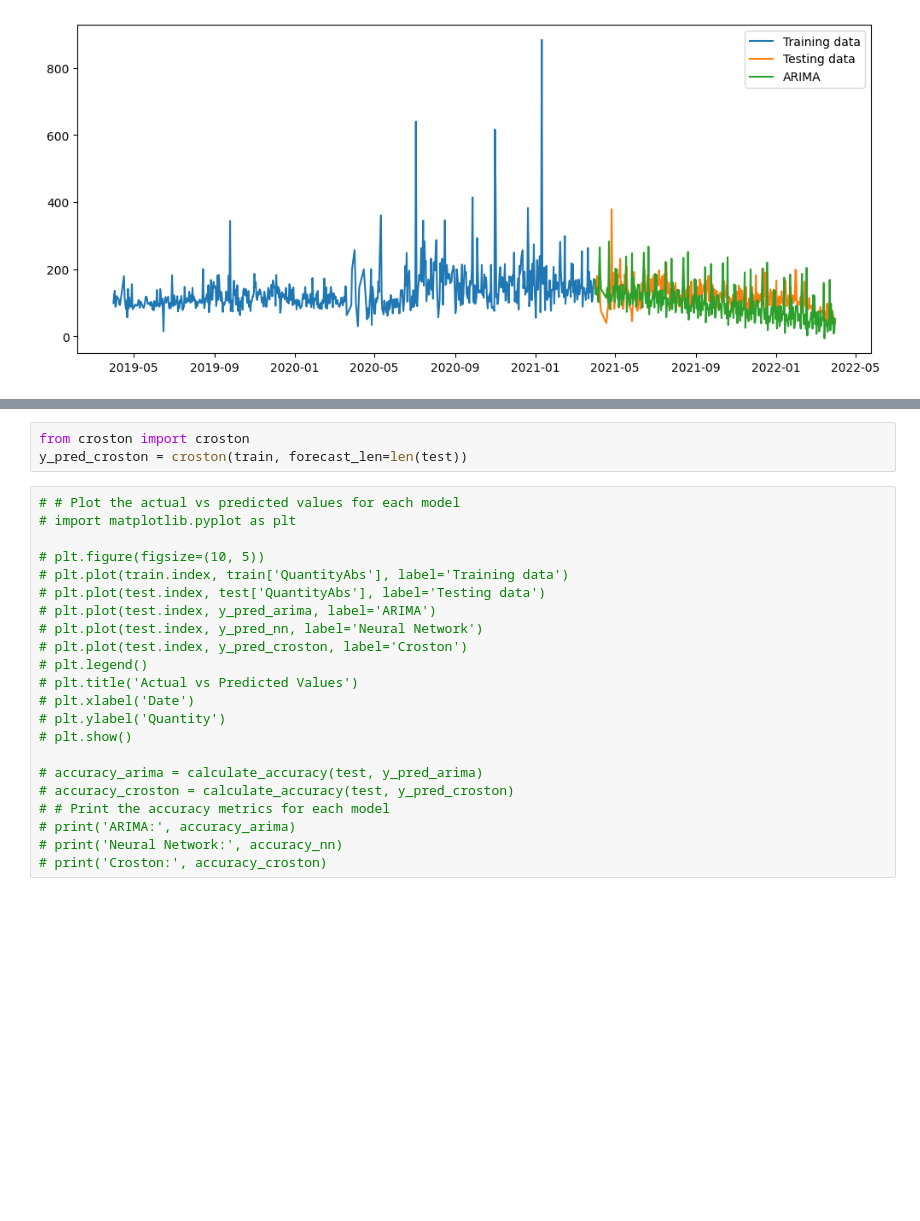
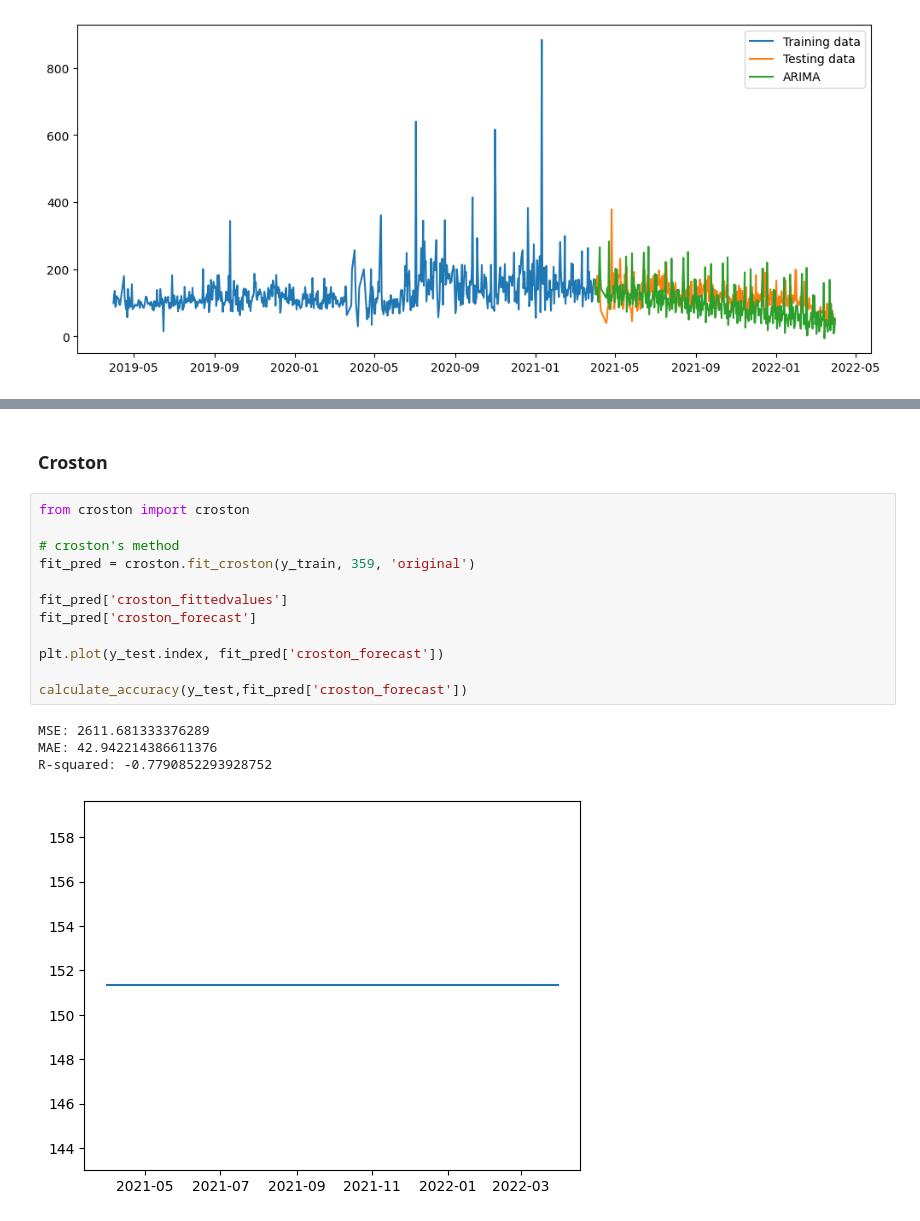
Before and after one commit to it21053528/Fiverr-Freelancing, a Jupyter notebook: anusha73k/forecast.ipynb, the cells around one changed output, grey strips where cells are left out. Saved outputs shown, nothing was run; the diff lists cells and outputs as text; blank space fills up the shorter version.

Commit message:
model 5 complete

```diff
--- a/anusha73k/forecast.ipynb
+++ b/anusha73k/forecast.ipynb
@@ -557,25 +474,19 @@ model_nn.evaluate(X_test_nn,y_test_nn)
-# %%
-from croston import croston
-y_pred_croston = croston(train, forecast_len=len(test))
-# %%
-# # Plot the actual vs predicted values for each model
-# import matplotlib.pyplot as plt
-
-# plt.figure(figsize=(10, 5))
-# plt.plot(train.index, train['QuantityAbs'], label='Training data')
-# plt.plot(test.index, test['QuantityAbs'], label='Testing data')
-# plt.plot(test.index, y_pred_arima, label='ARIMA')
-# plt.plot(test.index, y_pred_nn, label='Neural Network')
-# plt.plot(test.index, y_pred_croston, label='Croston')
-# plt.legend()
-# plt.title('Actual vs Predicted Values')
-# plt.xlabel('Date')
-# plt.ylabel('Quantity')
-# plt.show()
-
-# accuracy_arima = calculate_accuracy(test, y_pred_arima)
-# accuracy_croston = calculate_accuracy(test, y_pred_croston)
-# # Print the accuracy metrics for each model
-# print('ARIMA:', accuracy_arima)
-# print('Neural Network:', accuracy_nn)
-# print('Croston:', accuracy_croston)
+# %% [markdown]
+### Croston
+# %%
+from croston import croston
+
+# croston's method
+fit_pred = croston.fit_croston(y_train, 359, 'original')
+
+fit_pred['croston_fittedvalues']
+fit_pred['croston_forecast']
+
+plt.plot(y_test.index, fit_pred['croston_forecast'])
+
+calculate_accuracy(y_test,fit_pred['croston_forecast'])
+# %% [output]
+MSE: 2611.681333376289
+MAE: 42.942214386611376
+R-squared: -0.7790852293928752
+[figure, added]
```
Also changed, not shown: parts of 18 cells of this notebook.
